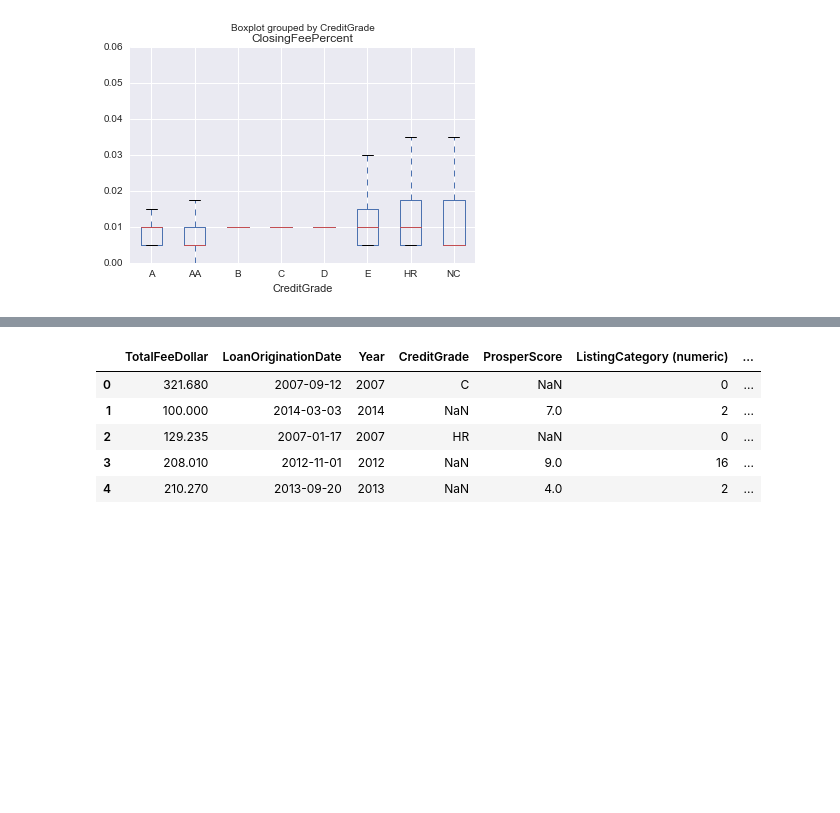
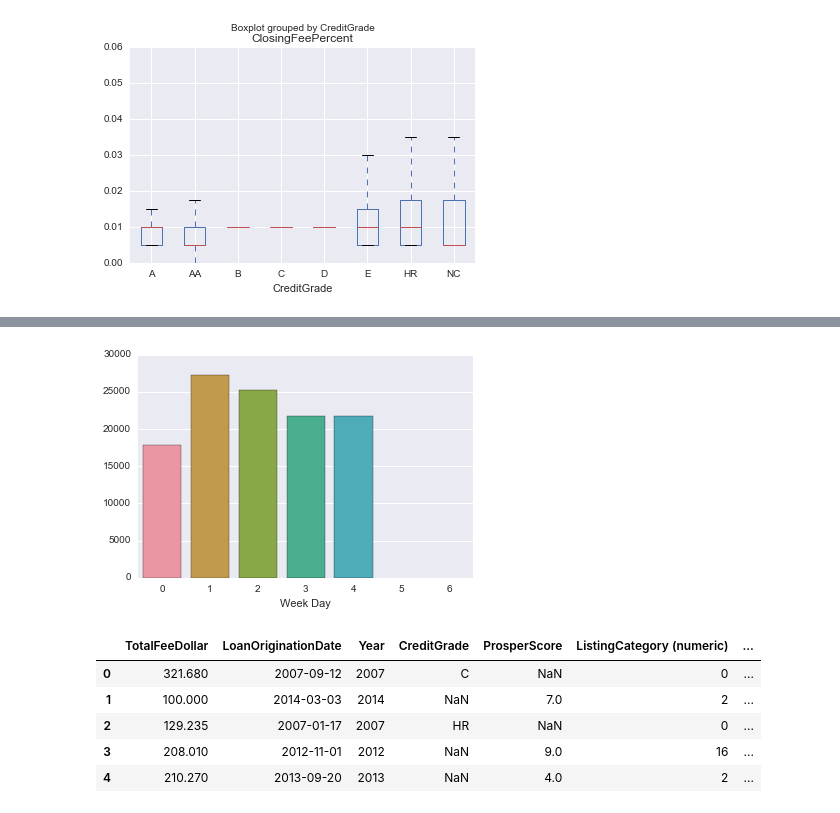
Before and after one commit to yugoli/prosperloananalysis-ipython, a Jupyter notebook: Prosper.ipynb, the cells around one changed output, grey strips where cells are left out. Saved outputs shown, nothing was run; the diff lists cells and outputs as text; code cells hidden in the pictures; blank space fills up the shorter version.

```diff
--- a/Prosper.ipynb
+++ b/Prosper.ipynb
@@ -206,3 +273,17 @@ df['LoanOriginationDate'] =  pd.to_datetime(df['LoanOriginationDate'], format='%
+# %%
+#loan originations by week day
+weekdays = []
+for date in df.LoanOriginationDate:
+    weekdays.append(date.weekday())
+weekdays = pd.Series(weekdays)
+
+sns.barplot(x = weekdays.value_counts().index, y=weekdays.value_counts().values, order=range(0,7))
+plt.xlabel('Week Day')
+sns.despine()
+
+#spike on Tuesdays, none on weekends of course
+# %% [output]
+[figure, added]
 # %%
 df['Year'] = pd.DatetimeIndex(df['LoanOriginationDate']).year
 # %%
```
Also changed, not shown: parts of 45 cells of this notebook.
